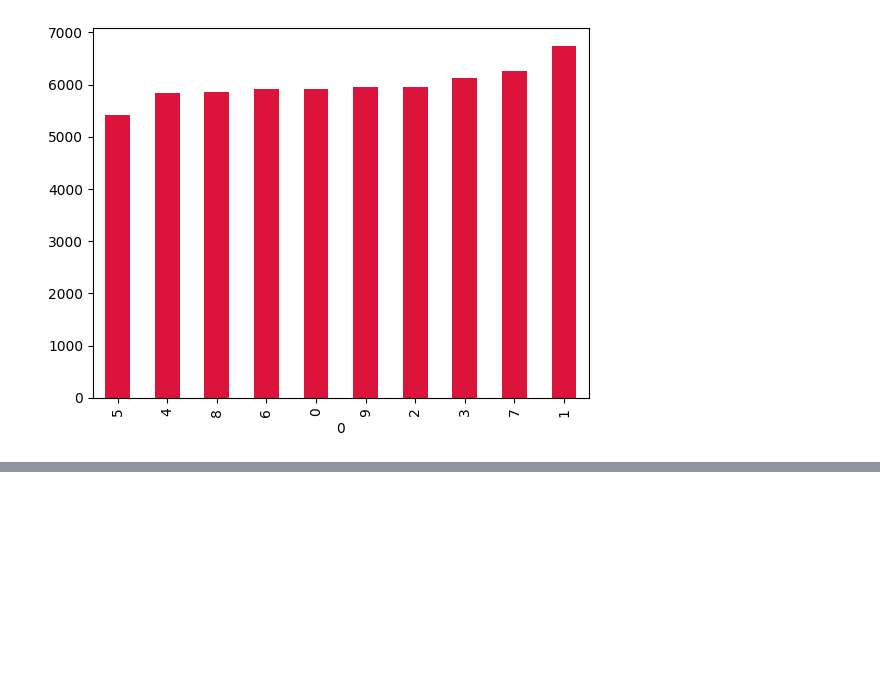
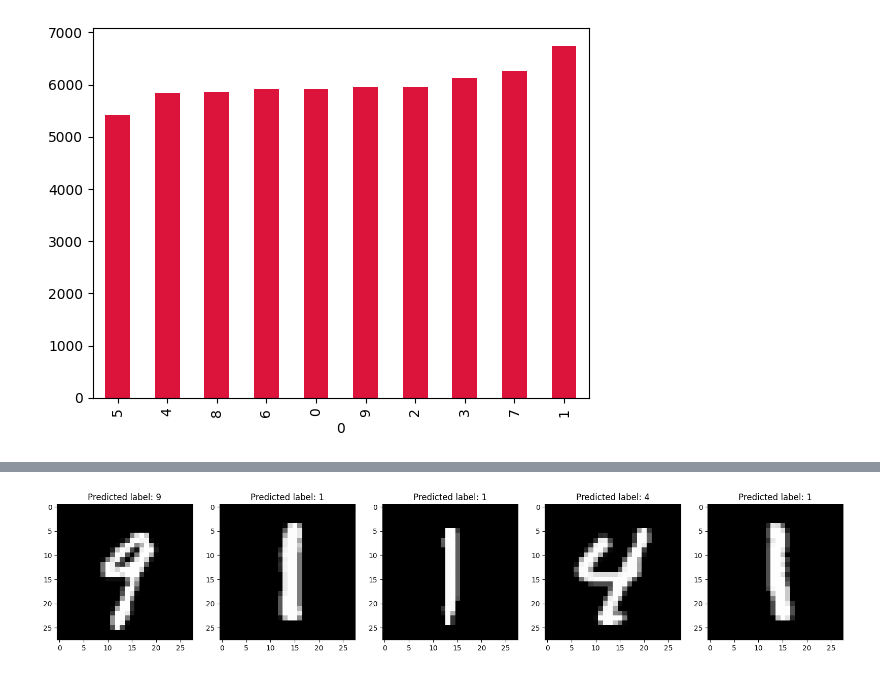
Before and after one commit to thatlq1812/MAI391_Project_Main, a Jupyter notebook: main.ipynb, the cells around one changed output, grey strips where cells are left out. Cells and saved outputs as stored; diff of their text form; code cells hidden in the pictures; blank space fills up the shorter version.

```diff
--- a/main.ipynb
+++ b/main.ipynb
@@ -71,0 +148,14 @@ train_df[0].value_counts(ascending=True).plot.bar(color='crimson');
+# %%
+# Thử với một số hình ảnh random
+# Chọn ngẫu nhiên 5 hình ảnh từ tập dữ liệu kiểm tra
+random_indices = random.sample(range(len(x_test)), 5)
+
+# Hiển thị hình ảnh và nhãn dự đoán tương ứng của chúng
+plt.figure(figsize=(20, 20))
+for i, idx in enumerate(random_indices):
+    plt.subplot(1, 5, i+1)
+    plt.imshow(x_test[idx].reshape(28, 28), cmap='gray')  # Hiển thị hình ảnh (reshape từ vectơ 1D thành ma trận 2D)
+    plt.title('Predicted label: {}'.format(np.argmax(y_pred[idx])))  # Hiển thị nhãn dự đoán
+plt.show()
+# %% [output]
+[figure, added]
```
Also changed, not shown: parts of 10 cells of this notebook.
